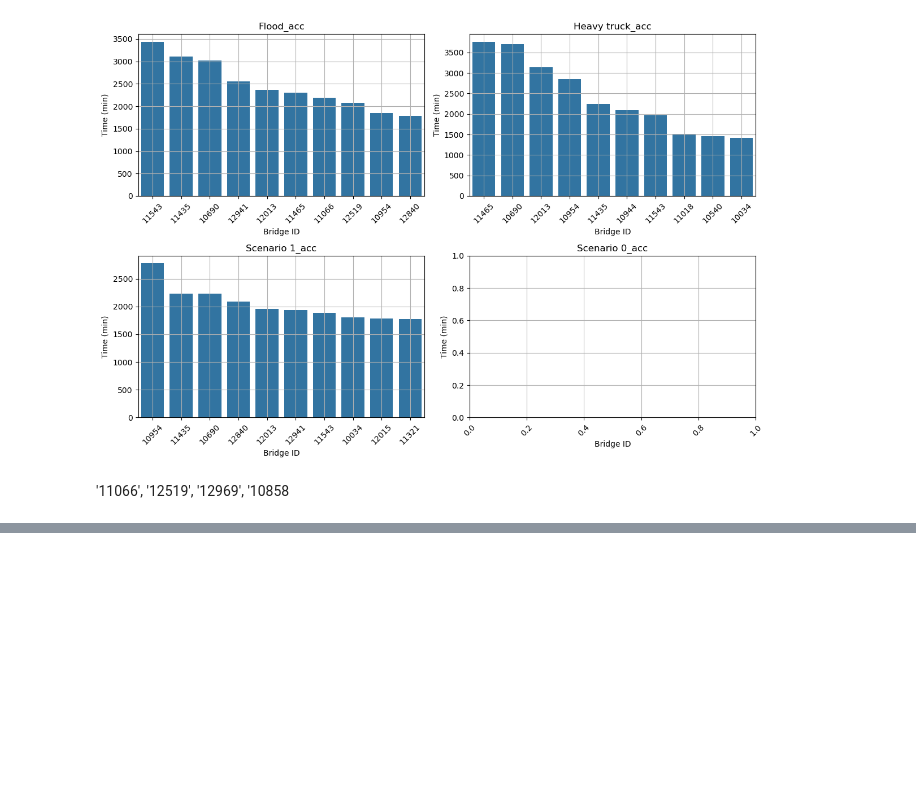
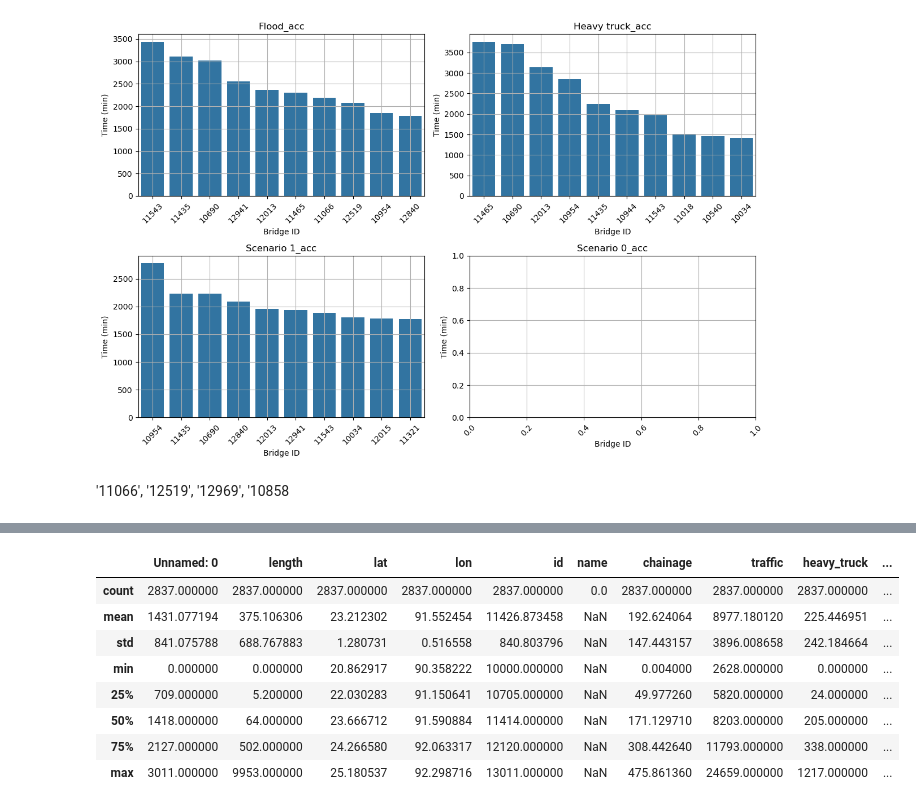
Before and after one commit to daniela1998/Advanced-Simulation-Assignments, a Jupyter notebook: Assignment 4/EPA1352-G16-A4-data scraping/notebook/Vulnerability analyses.ipynb, the cells around one changed output, grey strips where cells are left out. Saved outputs shown, nothing was run; the diff lists cells and outputs as text; code cells hidden in the pictures; blank space fills up the shorter version.

```diff
--- a/Assignment 4/EPA1352-G16-A4-data scraping/notebook/Vulnerability analyses.ipynb
+++ b/Assignment 4/EPA1352-G16-A4-data scraping/notebook/Vulnerability analyses.ipynb
@@ -241,0 +253,12 @@ plot_top_10_avg_delay_4([flood_accumulation, ht_accumulation, one_accumulation,
+# %%
+df.describe()
+# %% [output]
+|  | Unnamed: 0 | length | lat | lon | id | name | chainage | traffic | heavy_truck | ... |
+| count | 2837.000000 | 2837.000000 | 2837.000000 | 2837.000000 | 2837.000000 | 0.0 | 2837.000000 | 2837.000000 | 2837.000000 | ... |
+| mean | 1431.077194 | 375.106306 | 23.212302 | 91.552454 | 11426.873458 | NaN | 192.624064 | 8977.180120 | 225.446951 | ... |
+| std | 841.075788 | 688.767883 | 1.280731 | 0.516558 | 840.803796 | NaN | 147.443157 | 3896.008658 | 242.184664 | ... |
+| min | 0.000000 | 0.000000 | 20.862917 | 90.358222 | 10000.000000 | NaN | 0.004000 | 2628.000000 | 0.000000 | ... |
+| 25% | 709.000000 | 5.200000 | 22.030283 | 91.150641 | 10705.000000 | NaN | 49.977260 | 5820.000000 | 24.000000 | ... |
+| 50% | 1418.000000 | 64.000000 | 23.666712 | 91.590884 | 11414.000000 | NaN | 171.129710 | 8203.000000 | 205.000000 | ... |
+| 75% | 2127.000000 | 502.000000 | 24.266580 | 92.063317 | 12120.000000 | NaN | 308.442640 | 11793.000000 | 338.000000 | ... |
+| max | 3011.000000 | 9953.000000 | 25.180537 | 92.298716 | 13011.000000 | NaN | 475.861360 | 24659.000000 | 1217.000000 | ... |
```
Also changed, not shown: parts of 5 cells of this notebook.
